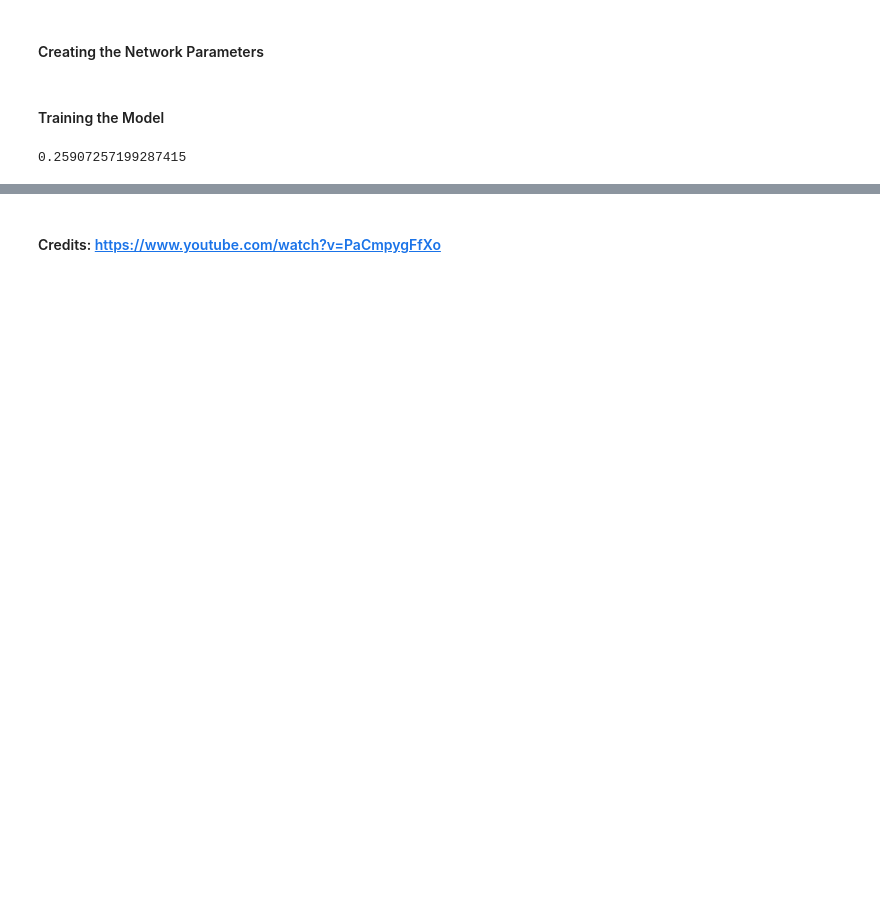
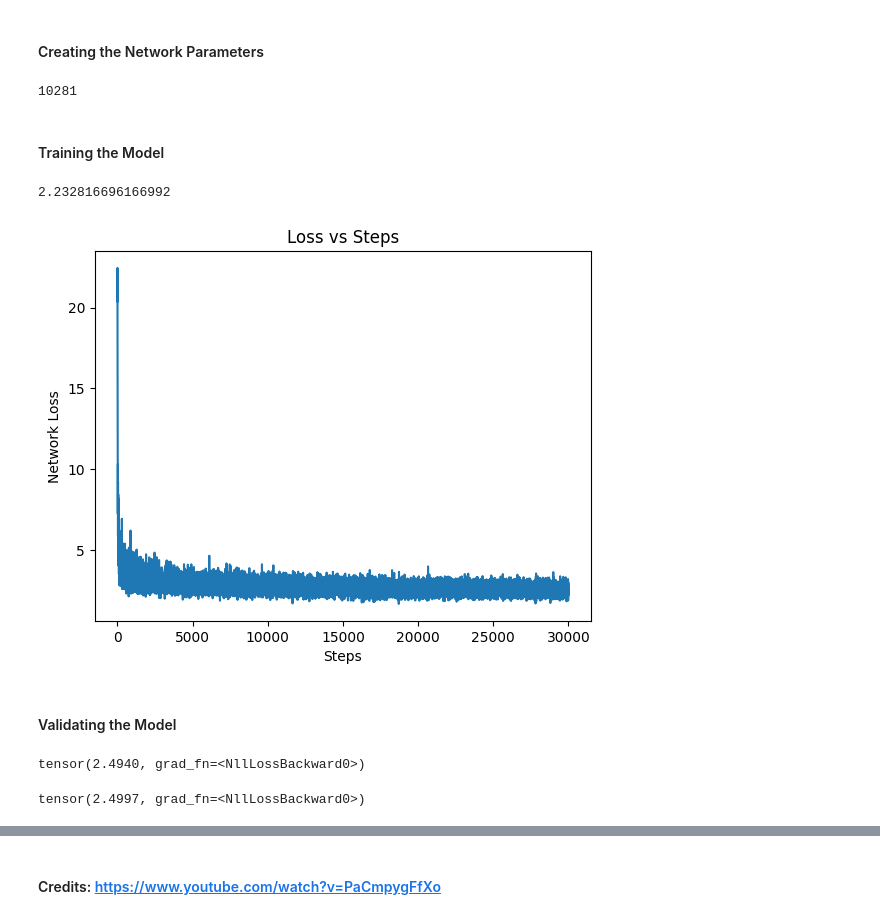
Before and after one commit to ccibeekeoc42/MakeMoreEngine, a Jupyter notebook: MakeMore.ipynb, the cells around one changed output, grey strips where cells are left out. Drawn from its saved outputs; the diff is of its cells as text; code cells hidden in the pictures; blank space fills up the shorter version.

```diff
--- a/MakeMore.ipynb
+++ b/MakeMore.ipynb
@@ -188,27 +204,33 @@ g = torch.Generator().manual_seed(2147483647)
 # lookup table
 C = torch.randn((27, 2), generator=g)
 # First layer weights & biases
-W1 = torch.randn((6,100), generator=g)
-b1 = torch.randn(100, generator=g)
+W1 = torch.randn((6,300), generator=g)
+b1 = torch.randn(300, generator=g)
 # Second layer weights & biases
-W2 = torch.randn((100,27), generator=g)
+W2 = torch.randn((300,27), generator=g)
 b2 = torch.randn(27, generator=g)
 # All parameters combined
 parameters = [C, W1, b1, W2, b2]
 # Ensuring we can backpropagate
 for p in parameters:
   p.requires_grad = True
+# num of parameters
+num_parameters = sum(p.nelement() for p in parameters)
+num_parameters
+# %% [output]
+10281
 # %% [markdown]
 #### Training the Model
 # %%
-for _ in range(1000):
+loss_i, step_i = [], []
+for i in range(30000):
   # minibatch construct
-  ix = torch.randint(0, X.shape[0], (32,))
+  ix = torch.randint(0, Xtr.shape[0], (32,))
   # forward pass
-  emb = C[X[ix]]
-  h = torch.tanh(emb.view(-1, 6) @ W1 + b1)
-  logits = h @ W2 + b2
-  loss = F.cross_entropy(logits, Y[ix]) # NLL loss
+  emb = C[Xtr[ix]] # (32, 3, 2) vector
+  h = torch.tanh(emb.view(-1, 6) @ W1 + b1) # (32, 100) vector
+  logits = h @ W2 + b2 # (100, 27) vector
+  loss = F.cross_entropy(logits, Ytr[ix]) # NLL loss. (27, 1) vector
   # backward pass
   for p in parameters:
     p.grad = None
@@ -216,7 +238,39 @@ for _ in range(1000):
   # update
   for p in parameters:
     p.data += -0.1*p.grad
+  # tracking stats
+  step_i.append(i)
+  loss_i.append(loss.item())
 
 print(loss.item())
 # %% [output]
-0.25907257199287415
+2.232816696166992
+# %%
+# Plotting the steps rate
+plt.plot(step_i, loss_i)
+plt.title("Loss vs Steps")
+plt.xlabel("Steps")
+plt.ylabel("Network Loss")
+plt.show()
+# %% [output]
+[figure, added]
+# %% [markdown]
+#### Validating the Model
+# %%
+# Overall loss on the training set
+emb = C[Xtr] # (32, 3, 2) vector
+h = torch.tanh(emb.view(-1, 6) @ W1 + b1) # (32, 100) vector
+logits = h @ W2 + b2 # (100, 27) vector
+loss = F.cross_entropy(logits, Ytr) # NLL loss. (27, 1) vector
+loss
+# %% [output]
+tensor(2.4940, grad_fn=<NllLossBackward0>)
+# %%
+# Overall loss on the validation set
+emb = C[Xdev] # (32, 3, 2) vector
+h = torch.tanh(emb.view(-1, 6) @ W1 + b1) # (32, 100) vector
+logits = h @ W2 + b2 # (100, 27) vector
+loss = F.cross_entropy(logits, Ydev) # NLL loss. (27, 1) vector
+loss
+# %% [output]
+tensor(2.4997, grad_fn=<NllLossBackward0>)
```
Also changed, not shown: parts of 9 cells of this notebook, 3 other files.
